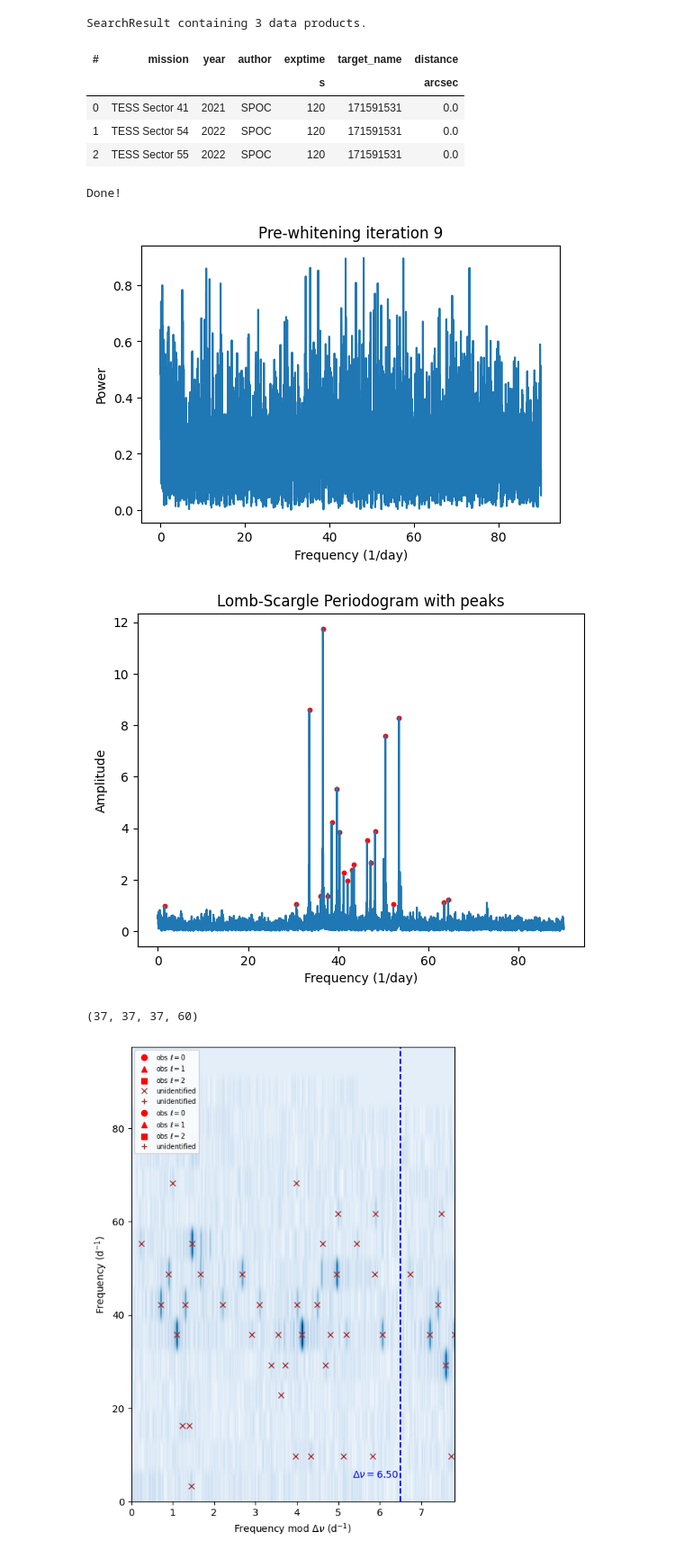
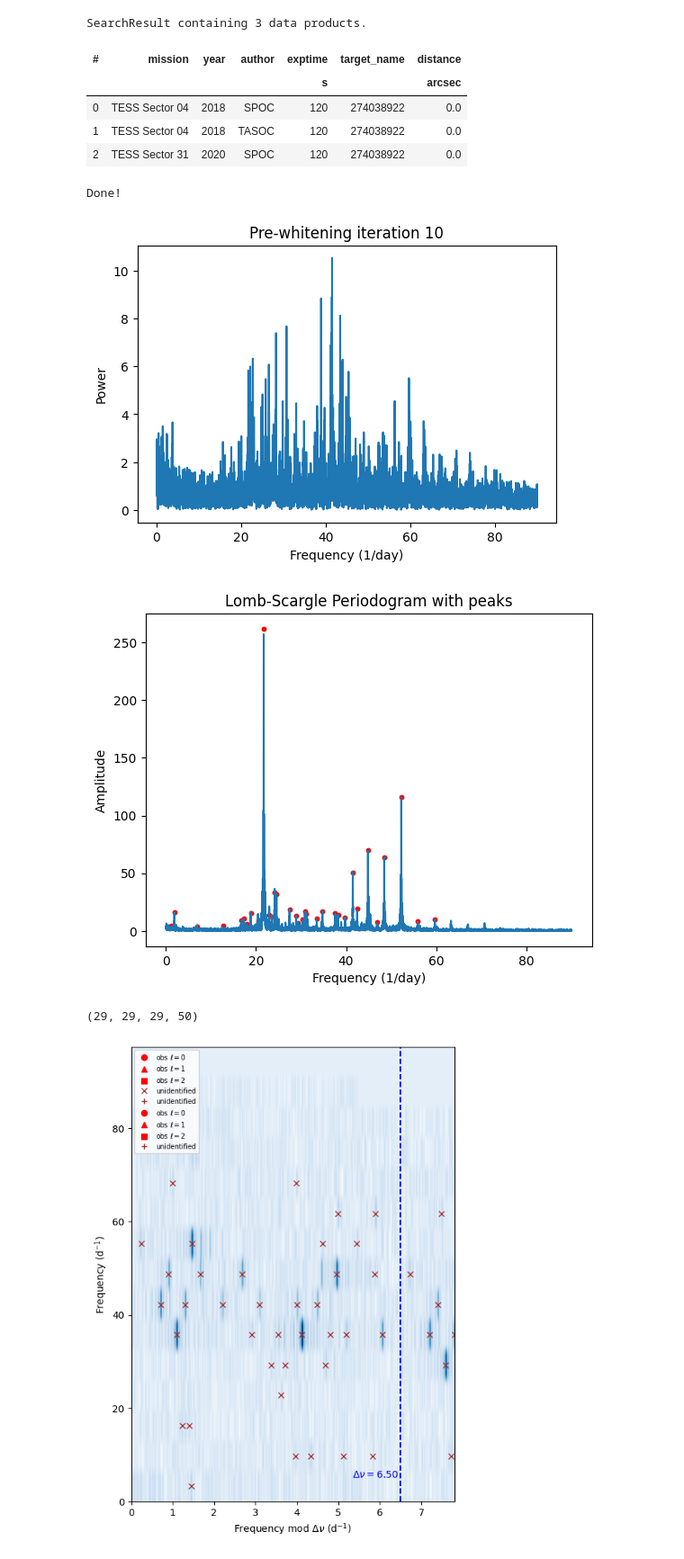
Before and after one commit to gautam-404/PreWhitener, a Jupyter notebook: peaks.ipynb, the cells around one changed output. Shown: that part at 90% size. Drawn from its saved outputs; the diff is of its cells as text; code cells hidden in the pictures.

```diff
--- a/peaks.ipynb
+++ b/peaks.ipynb
@@ -13,8 +13,8 @@ import copy
 from itertools import repeat
 from echelle import plot_echelle, interact_echelle
 # %%
-star = 'TIC171591531'
-# star = 'HD20203'
+# star = 'TIC171591531'
+star = 'HD20203'
 # star = 'V647Tau'
 lk_search = lk.search_lightcurve(star, mission="TESS", cadence=120)
 lk_search
@@ -22,9 +22,9 @@ lk_search
 SearchResult containing 3 data products.
 | # | mission | year | author | exptime | target_name | distance |
 |  |  |  |  | s |  | arcsec |
-| 0 | TESS Sector 41 | 2021 | SPOC | 120 | 171591531 | 0.0 |
-| 1 | TESS Sector 54 | 2022 | SPOC | 120 | 171591531 | 0.0 |
-| 2 | TESS Sector 55 | 2022 | SPOC | 120 | 171591531 | 0.0 |
+| 0 | TESS Sector 04 | 2018 | SPOC | 120 | 274038922 | 0.0 |
+| 1 | TESS Sector 04 | 2018 | TASOC | 120 | 274038922 | 0.0 |
+| 2 | TESS Sector 31 | 2020 | SPOC | 120 | 274038922 | 0.0 |
 # %%
 lc = lk_search[0].download().remove_nans().remove_outliers()
 
@@ -182,7 +182,7 @@ def prewhiten(time, flux, max_iterations=5, fmin=None, fmax=90, nyq_mult=1, over
         # prominence = np.median(sp.signal.peak_prominences(amps_i, peaks=peaks_tmp, wlen=(width+3*np.std(width)))[0])
         prominence = np.median(sp.signal.peak_prominences(amps_i, peaks=peaks_tmp)[0])
 
-        peaks_i = find_peaks(amps_i, height=np.median(amps_i)+5*np.std(amps_i), width=width, prominence=prominence, distance=distance)[0]
+        peaks_i = find_peaks(amps_i, height=np.median(amps_i)+3*np.std(amps_i), width=width, prominence=prominence, distance=distance)[0]
 
         ## If no peaks are found, break the loop
         if len(peaks_i) == 0:
@@ -196,14 +196,14 @@ def prewhiten(time, flux, max_iterations=5, fmin=None, fmax=90, nyq_mult=1, over
             omega = 2 * np.pi * freq
             p0 = [amps_i[peaks_i][i], omega, 0, 0]
             params, pcov = curve_fit(sinusoidal_model, time, flux_i, p0=p0)
-            if params[1] < 0:
-                params[1] *= -1.
+            if params[0] < 0:
+                params[0] *= -1.
                 params[2] += np.pi
 
             peak_freqs_i.append(params[1]/(2*np.pi))
             # peak_freqs_i.append(freq)
-            # peak_amps_i.append(abs(params[0]))
-            peak_amps_i.append(amps_i[peaks_i][i])
+            peak_amps_i.append(params[0])
+            # peak_amps_i.append(amps_i[peaks_i][i])
 
             # # Subtract the fitted sinusoid from the original signal
             flux_i -= sinusoidal_model(time, *params)
@@ -216,34 +216,34 @@ def prewhiten(time, flux, max_iterations=5, fmin=None, fmax=90, nyq_mult=1, over
             ax.set_xlabel("Frequency (1/day)")
             ax.set_ylabel("Power")
             # ax.set_ylim(0, max(amps))
             display.display(pl.gcf())
             display.clear_output(wait=True)
         peak_freqs = np.append(peak_freqs, peak_freqs_i)
         peak_amps = np.append(peak_amps, peak_amps_i)
 
     ## freqs of these sorted peaks
     peak_freqs = peak_freqs[np.argsort(peak_amps)[::-1]]
     ## sort frequencies in ascending order
     peak_amps = sorted(peak_amps, reverse=True)
 
     # # # Harmonic ratio checking
     tolerance = 0.01
     harmonics_idx = []
     for i in range(len(peak_freqs)):
         for j in range(i+1, len(peak_freqs)):
             ratio = peak_freqs[j]/peak_freqs[i]
             if np.abs(ratio - round(ratio)) < tolerance:
                 harmonics_idx.append(j)
     peak_freqs = np.delete(peak_freqs, harmonics_idx)
     peak_amps = np.delete(peak_amps, harmonics_idx)
 
     print('Done!')
     return peaks, peak_freqs, peak_amps, freqs, amps
 
 peaks, peak_freqs, peak_amps, freqs, amps = prewhiten(time, flux, fmax=90, max_iterations=10)
 # %% [output]
 Done!
-[figure, old version]
+[figure, new version]
 # %%
 # Plot the final periodogram after pre-whitening
 plt.figure()
@@ -261,11 +261,11 @@ plt.show()
 # Show the frequencies that were found
 # print("Frequencies found through pre-whitening: ", freqs_at_peaks)
 # %% [output]
-[figure, old version]
+[figure, new version]
 # %%
 len(peak_freqs), len(peak_freqs), len(peak_amps), len(peaks)
 # %% [output]
-(37, 37, 37, 60)
+(29, 29, 29, 50)
 # %%
 ### Load star IDs
 dtypes = {'ID': 'str', 'f_obs': 'float', 'a_obs': 'float', 'n_obs': 'int', 'l_obs': 'int', 'm_obs': 'int'}
```
Also changed, not shown: 2 other files.
